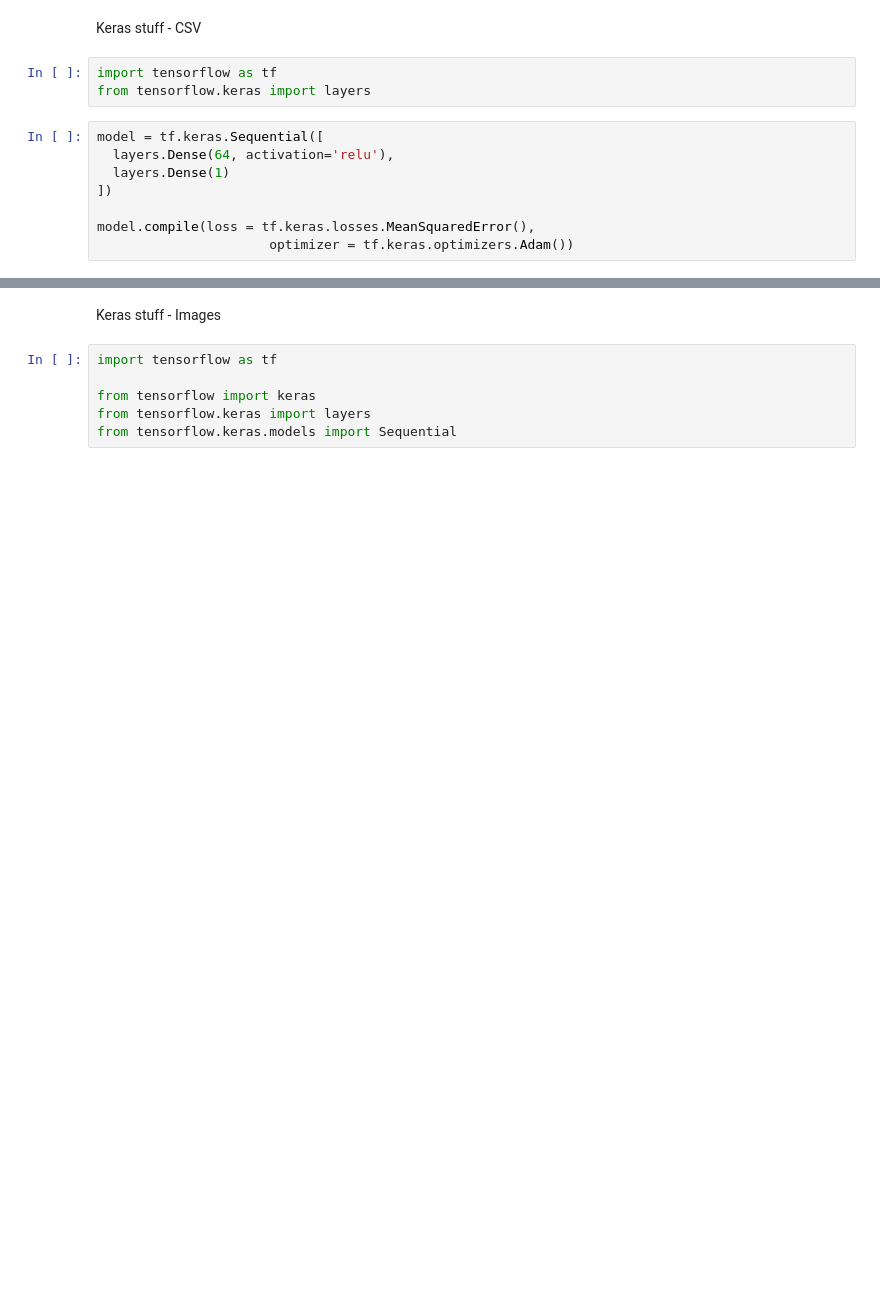
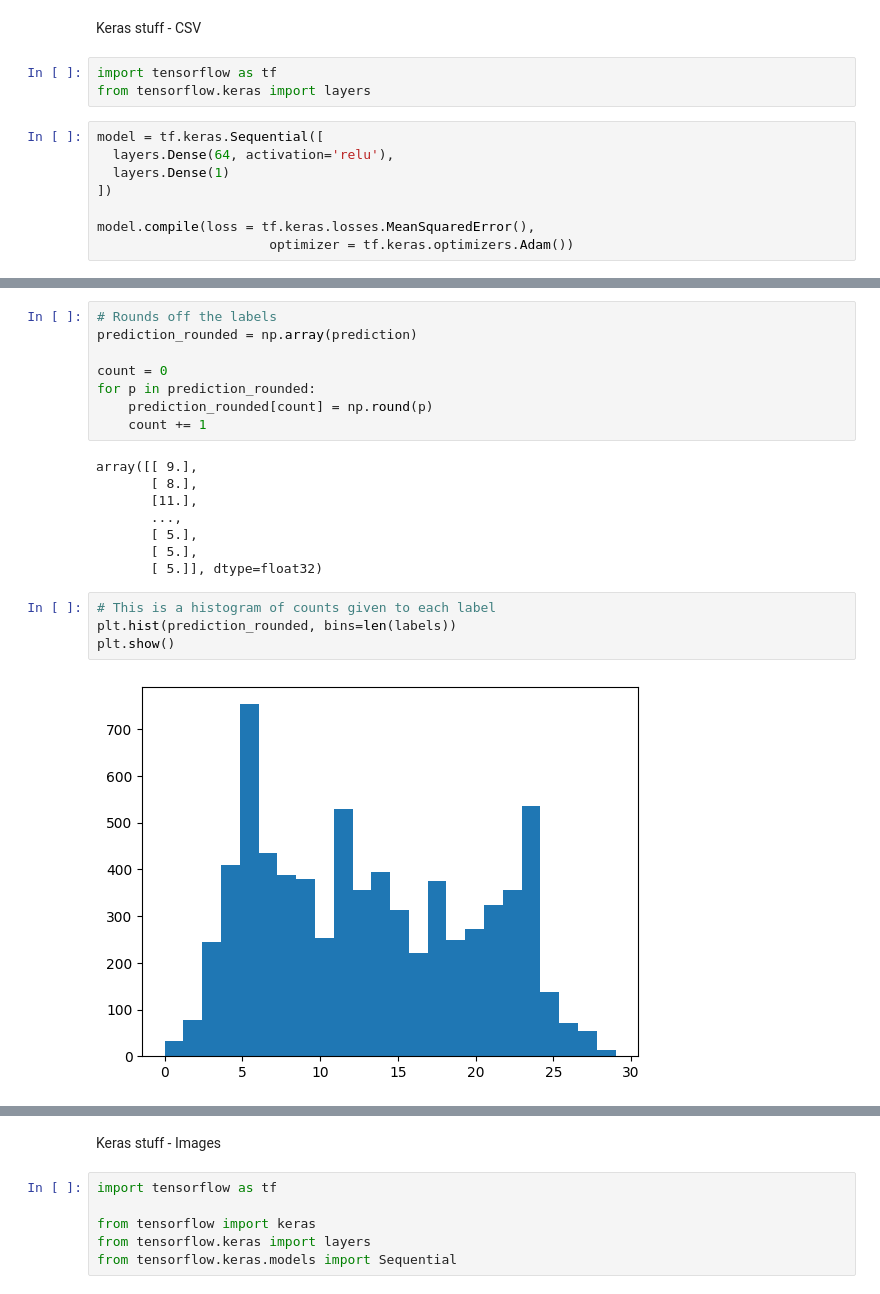
Before and after one commit to Astute-2319/CS5990-Group7-Final-Project, a Jupyter notebook: astute_final_work.ipynb, the cells around one changed output, grey strips where cells are left out. Drawn from its saved outputs; the diff is of its cells as text; blank space fills up the shorter version.

```diff
--- a/astute_final_work.ipynb
+++ b/astute_final_work.ipynb
@@ -105,0 +123,22 @@ Epoch 10/10
+# %%
+# Rounds off the labels
+prediction_rounded = np.array(prediction)
+
+count = 0
+for p in prediction_rounded:
+    prediction_rounded[count] = np.round(p)
+    count += 1
+# %% [output]
+array([[ 9.],
+       [ 8.],
+       [11.],
+       ...,
+       [ 5.],
+       [ 5.],
+       [ 5.]], dtype=float32)
+# %%
+# This is a histogram of counts given to each label
+plt.hist(prediction_rounded, bins=len(labels))
+plt.show()
+# %% [output]
+[figure, added]
```
Also changed, not shown: parts of 6 cells of this notebook.
